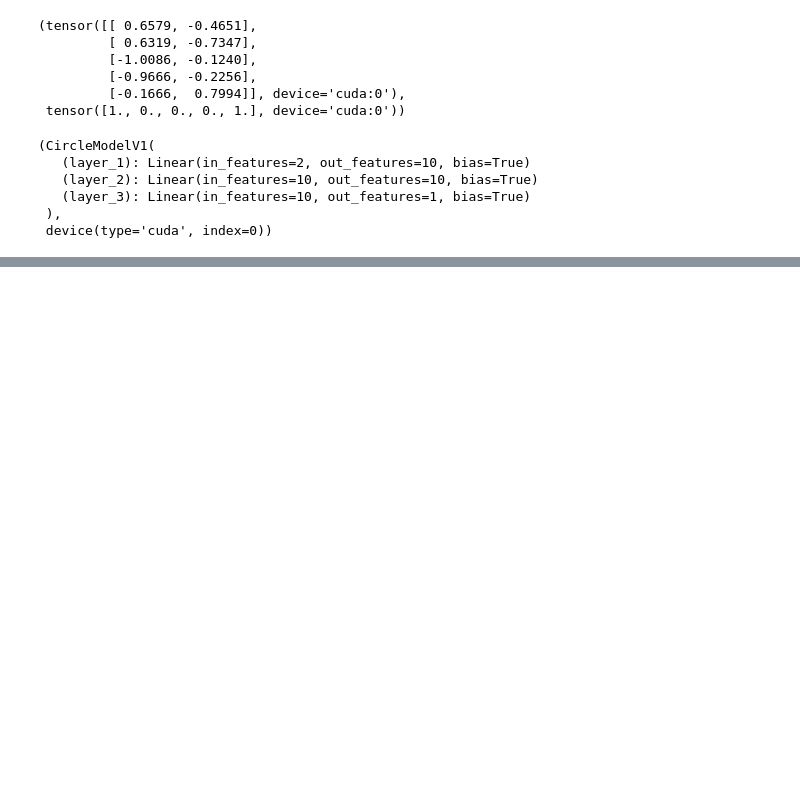
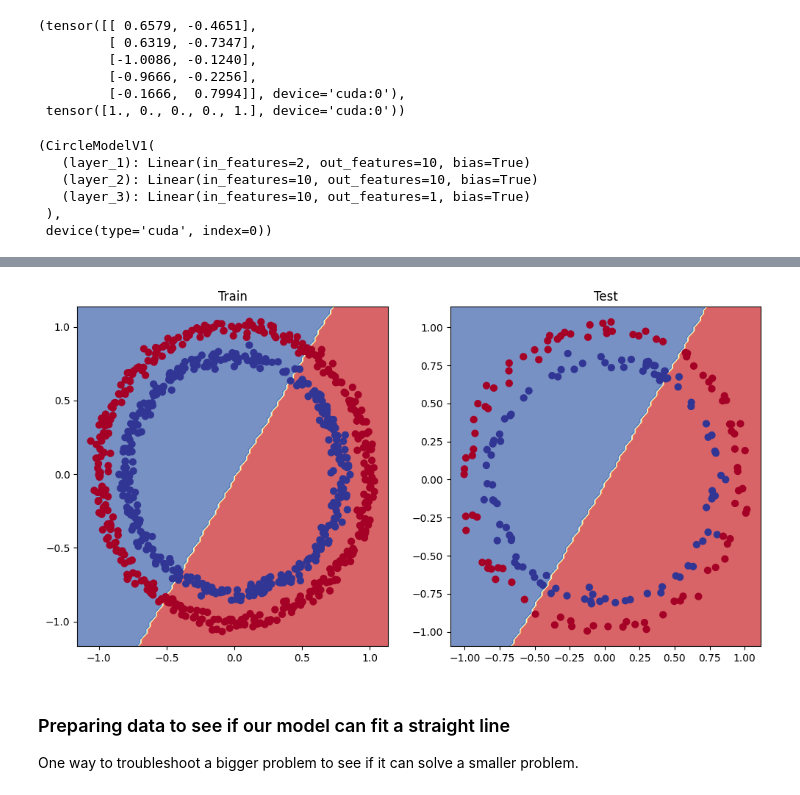
Before and after one commit to DinoKiller0607/My_Pytorch_Notes, a Jupyter notebook: 02_pytorch_classification.ipynb, the cells around one changed output, grey strips where cells are left out. Drawn from its saved outputs; the diff is of its cells as text; code cells hidden in the pictures; blank space fills up the shorter version.

Commit message:
Diagnose and Improve model V1

```diff
--- a/02_pytorch_classification.ipynb
+++ b/02_pytorch_classification.ipynb
@@ -544,0 +636,14 @@ model_1, next(model_1.parameters()).device
+# %%
+# Plot the decision boundary
+plt.figure(figsize= (12, 6))
+plt.subplot(1, 2, 1)
+plt.title("Train")
+plot_decision_boundary(model_0, X_train, y_train)
+plt.subplot(1, 2, 2)
+plt.title("Test")
+plot_decision_boundary(model_0, X_test, y_test)
+# %% [output]
+[figure, added]
+# %% [markdown]
+### Preparing data to see if our model can fit a straight line
+One way to troubleshoot a bigger problem to see if it can solve a smaller problem.
```
Also changed, not shown: parts of 23 cells of this notebook.
